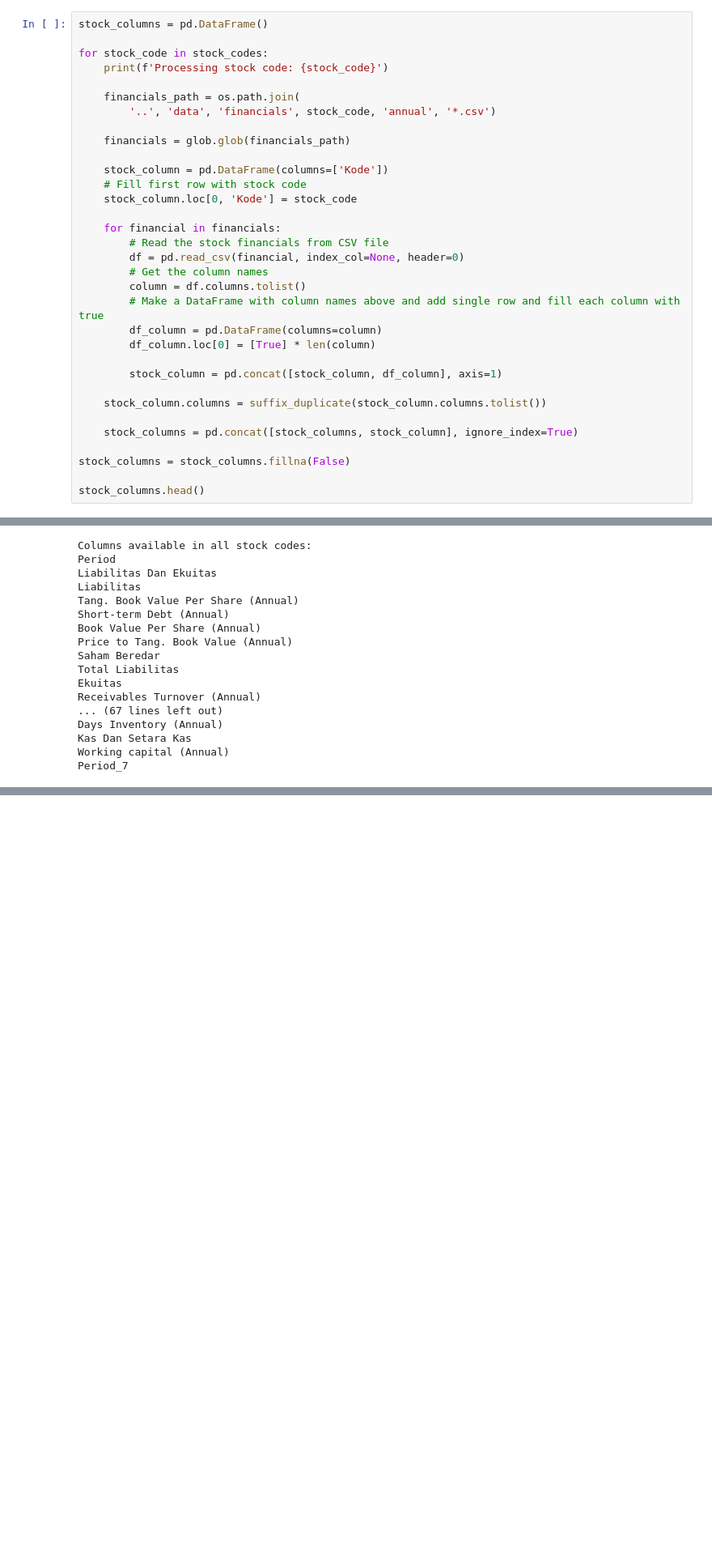
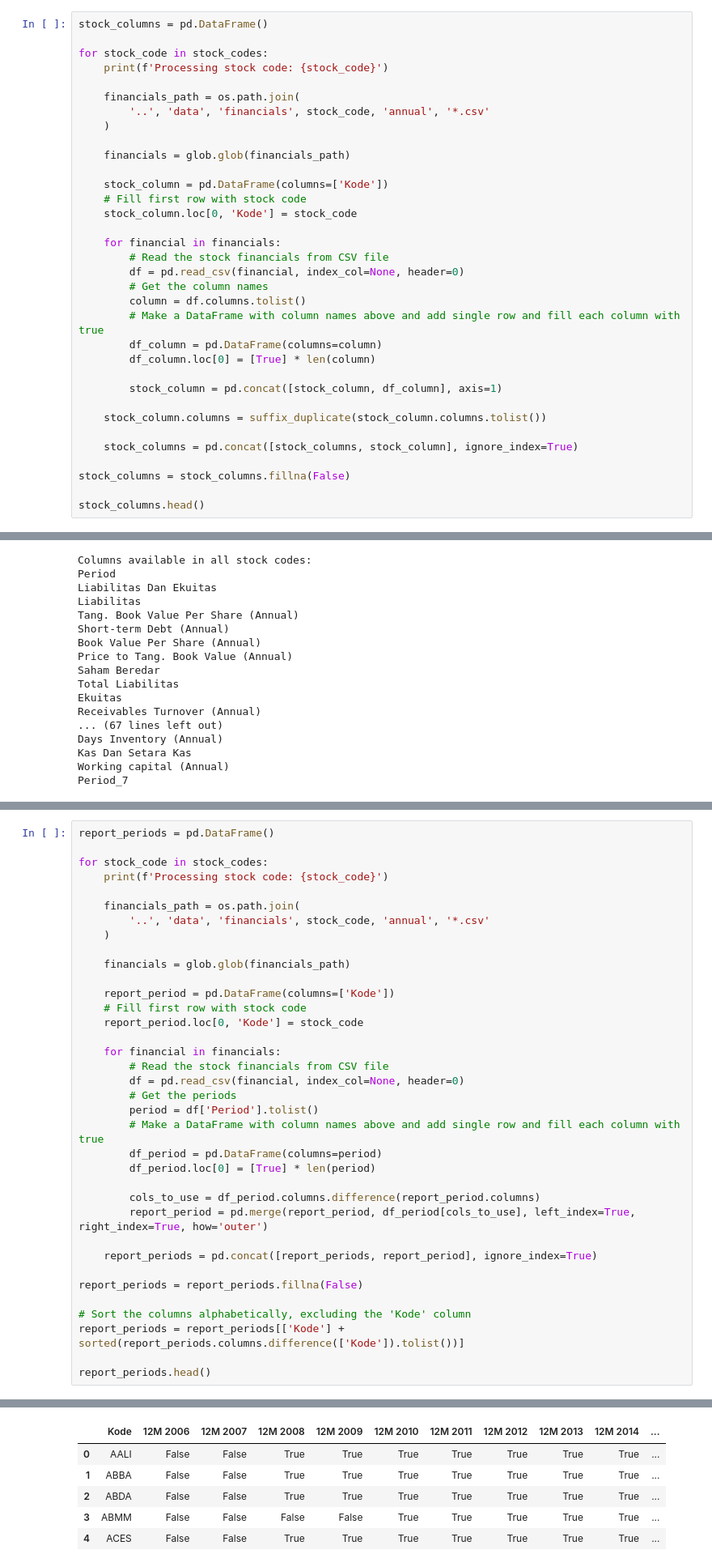
Before and after one commit to falkia34/stocks-cluster, a Jupyter notebook: notebooks/preprocess.ipynb, the cells around one changed output, grey strips where cells are left out. Shown at 81% size. Cells and saved outputs as stored; diff of their text form; blank space fills up the shorter version.

Commit message:
feat(notebook): Add report periods summary

```diff
--- a/notebooks/preprocess.ipynb
+++ b/notebooks/preprocess.ipynb
@@ -43,7 +41,8 @@ for stock_code in stock_codes:
     print(f'Processing stock code: {stock_code}')
 
     financials_path = os.path.join(
-        '..', 'data', 'financials', stock_code, 'annual', '*.csv')
+        '..', 'data', 'financials', stock_code, 'annual', '*.csv'
+    )
 
     financials = glob.glob(financials_path)
 
@@ -153,0 +155,37 @@ Period_7
+# %%
+report_periods = pd.DataFrame()
+
+for stock_code in stock_codes:
+    print(f'Processing stock code: {stock_code}')
+
+    financials_path = os.path.join(
+        '..', 'data', 'financials', stock_code, 'annual', '*.csv'
+    )
+
+    financials = glob.glob(financials_path)
+
+    report_period = pd.DataFrame(columns=['Kode'])
+    # Fill first row with stock code
+    report_period.loc[0, 'Kode'] = stock_code
+
+    for financial in financials:
+        # Read the stock financials from CSV file
+        df = pd.read_csv(financial, index_col=None, header=0)
+        # Get the periods
+        period = df['Period'].tolist()
+        # Make a DataFrame with column names above and add single row and fill each column with true
+        df_period = pd.DataFrame(columns=period)
+        df_period.loc[0] = [True] * len(period)
+
+        cols_to_use = df_period.columns.difference(report_period.columns)
+        report_period = pd.merge(report_period, df_period[cols_to_use], left_index=True, right_index=True, how='outer')
+
+    report_periods = pd.concat([report_periods, report_period], ignore_index=True)
+
+report_periods = report_periods.fillna(False)
+
+# Sort the columns alphabetically, excluding the 'Kode' column
+report_periods = report_periods[['Kode'] + sorted(report_periods.columns.difference(['Kode']).tolist())]
+
+report_periods.head()
+# %% [output]
@@ -153,0 +209,6 @@ Period_7
+|  | Kode | 12M 2006 | 12M 2007 | 12M 2008 | 12M 2009 | 12M 2010 | 12M 2011 | 12M 2012 | 12M 2013 | 12M 2014 | ... |
+| 0 | AALI | False | False | True | True | True | True | True | True | True | ... |
+| 1 | ABBA | False | False | True | True | True | True | True | True | True | ... |
+| 2 | ABDA | False | False | True | True | True | True | True | True | True | ... |
+| 3 | ABMM | False | False | False | False | True | True | True | True | True | ... |
+| 4 | ACES | False | False | True | True | True | True | True | True | True | ... |
```
Also changed, not shown: parts of 9 cells of this notebook, 1 other file.
